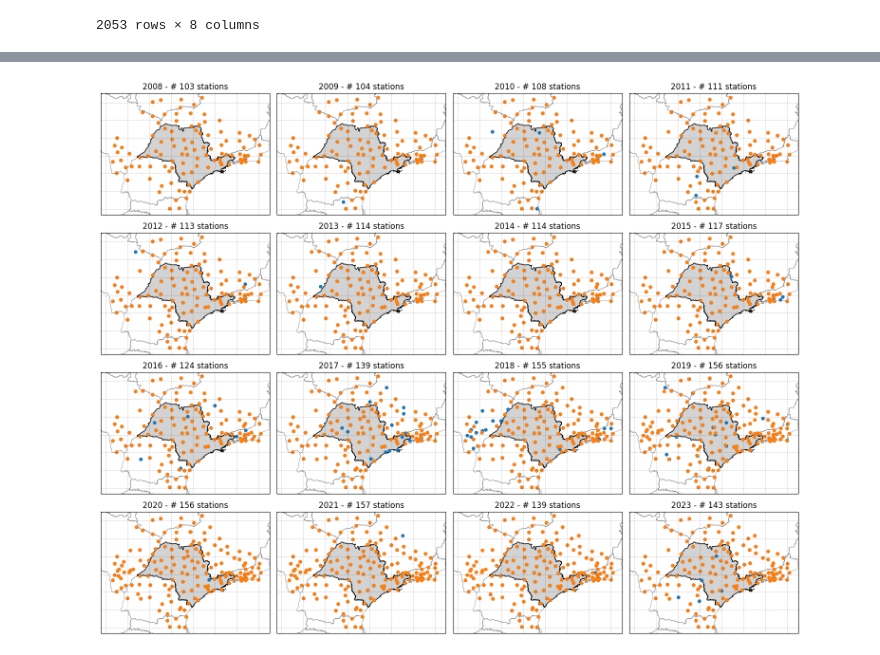
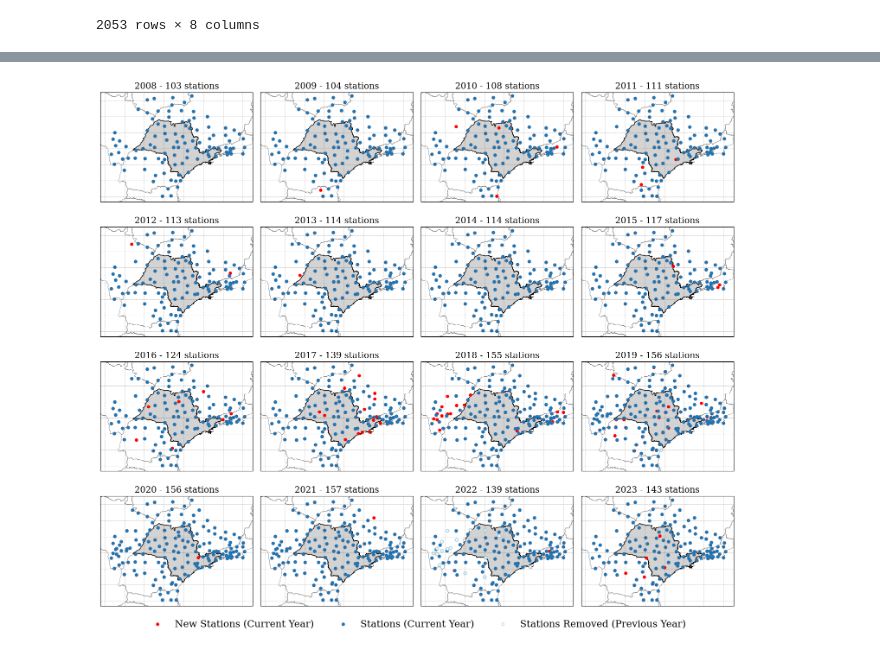
Before and after one commit to bargos/Orlando2025-2, a Jupyter notebook: notebooks/DataPreparationStations.ipynb, the cells around one changed output, grey strips where cells are left out. Saved outputs shown, nothing was run; the diff lists cells and outputs as text; code cells hidden in the pictures.

Commit message:
feat: new visualizations

```diff
--- a/notebooks/DataPreparationStations.ipynb
+++ b/notebooks/DataPreparationStations.ipynb
@@ -303,6 +329,7 @@ def plot_station_locations_all(filtered_df_stations, years, ncols=4):
     Returns:
     None
     """
+
     # Calculate global min/max for LATITUDE and LONGITUDE for consistent axis limits
     nx = 0.02
     min_lon = filtered_df_stations['LONGITUDE'].min()*(1 + nx)
@@ -318,7 +345,7 @@ def plot_station_locations_all(filtered_df_stations, years, ncols=4):
     nrows = (len(years) // ncols) + (1 if len(years) % ncols != 0 else 0)
 
     # Create the main figure for all subplots
-    fig, axes = plt.subplots(nrows=nrows, ncols=ncols, figsize=(15, nrows * 3), subplot_kw={'projection': ccrs.PlateCarree()})
+    fig, axes = plt.subplots(nrows=nrows, ncols=ncols, figsize=(15, nrows * 3.2), subplot_kw={'projection': ccrs.PlateCarree()})
 
     # Flatten the axes array for easier iteration
     axes = axes.flatten()
@@ -332,6 +359,17 @@ def plot_station_locations_all(filtered_df_stations, years, ncols=4):
         stations_for_year = filtered_df_stations[filtered_df_stations['ANO'] == year]
         stations_for_year_ant = filtered_df_stations[filtered_df_stations['ANO'] == (year-1)]
 
+        # Get the list of station IDs (assuming each station has a unique 'station_id' column)
+        stations_year_ant_ids = set(stations_for_year_ant['CODIGO(WMO)'])
+        stations_year_ids = set(stations_for_year['CODIGO(WMO)'])
+
+        # Find stations in year-1 but not in the current year
+        stations_not_in_current_year = stations_year_ant_ids - stations_year_ids
+
+        # Filter the original dataframe to get those stations
+        stations_not_in_current_year_df = stations_for_year_ant[stations_for_year_ant['CODIGO(WMO)'].isin(stations_not_in_current_year)]
+
+
         if year == 2008:
             stations_for_year_ant = stations_for_year
 
@@ -339,7 +377,7 @@ def plot_station_locations_all(filtered_df_stations, years, ncols=4):
         n_stat = len(stations_for_year)
 
         # Set title
-        ax.set_title(f'{year} - # {n_stat} stations')
+        ax.set_title(f'{year} - {n_stat} stations')
 
         # Plot the São Paulo state boundary
         gdf.plot(ax=ax, color='none', edgecolor='gray', linewidth=0.5)
@@ -349,39 +387,61 @@ def plot_station_locations_all(filtered_df_stations, years, ncols=4):
         ax.scatter(
             stations_for_year['LONGITUDE'],
             stations_for_year['LATITUDE'],
-            # color='red',
+            color='red',
             s=20,
-            label='Stations'
+            label='New Stations (Current Year)'
         )
 
         ax.scatter(
             stations_for_year_ant['LONGITUDE'],
             stations_for_year_ant['LATITUDE'],
-            # color='blue',
-            s=21,
-            label='Stations'
+            s=22,
+            label='Stations (Current Year)'
+        )
+
+        ax.scatter(
+            stations_not_in_current_year_df['LONGITUDE'],
+            stations_not_in_current_year_df['LATITUDE'],
+            color='white',
+            edgecolor='lightblue',
+            s=20,
+            label='Stations Removed (Previous Year)'
         )
 
         # Set axis limits based on the global min/max
         ax.set_xlim(min_lon, max_lon)
         ax.set_ylim(min_lat, max_lat)
 
         # Add gridlines
         ax.gridlines(draw_labels=False, linewidth=0.5, color='black', alpha=0.3, linestyle='--')
 
     # Turn off any unused axes
     for i in range(len(years), len(axes)):
         fig.delaxes(axes[i])
 
+
+    # handles.extend([new_stations, current_stations, removed_stations])
+    labels = ['New Stations (Current Year)', 'Stations (Current Year)', 'Stations Removed (Previous Year)']
+
+    # Add a single legend for the entire figure
+    fig.legend(labels=labels, loc='center', ncol=3, bbox_to_anchor=(0.5, -0.0), frameon=False)
+
+
     # Adjust layout
     plt.tight_layout()
 
     # Save the entire subplot as a PDF file
     plt.savefig('Estacoes_all_years.pdf', format='pdf', dpi=300, bbox_inches='tight', pad_inches=0.1)
     # plt.close()  # Close the plot to avoid memory issues if generating multiple plots
 
 # Example of how to call the function
 years = range(2008, 2024)
 plot_station_locations_all(filtered_df_stations, years)
+
+# "New Stations (Current Year)" clearly indicates these stations are new in the current year.
+
+# "Stations (Current Year)" succinctly describes the stations that are still available in the current year.
+
+# "Stations Removed (Previous Year)" conveys that these stations were present in the previous year but are no longer available.
 # %% [output]
-[figure, old version]
+[figure, new version]
```
Also changed, not shown: parts of 2 cells of this notebook.
